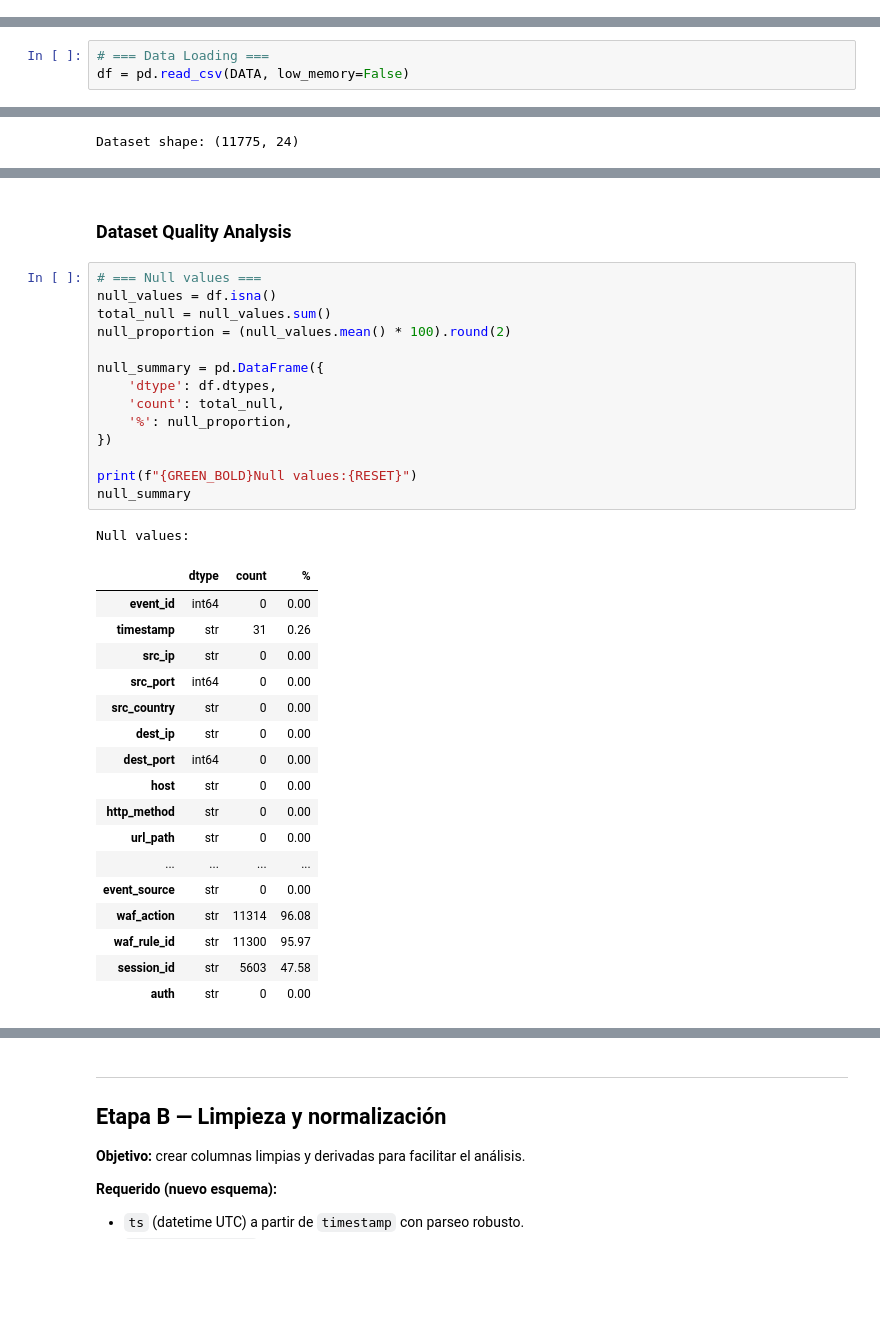
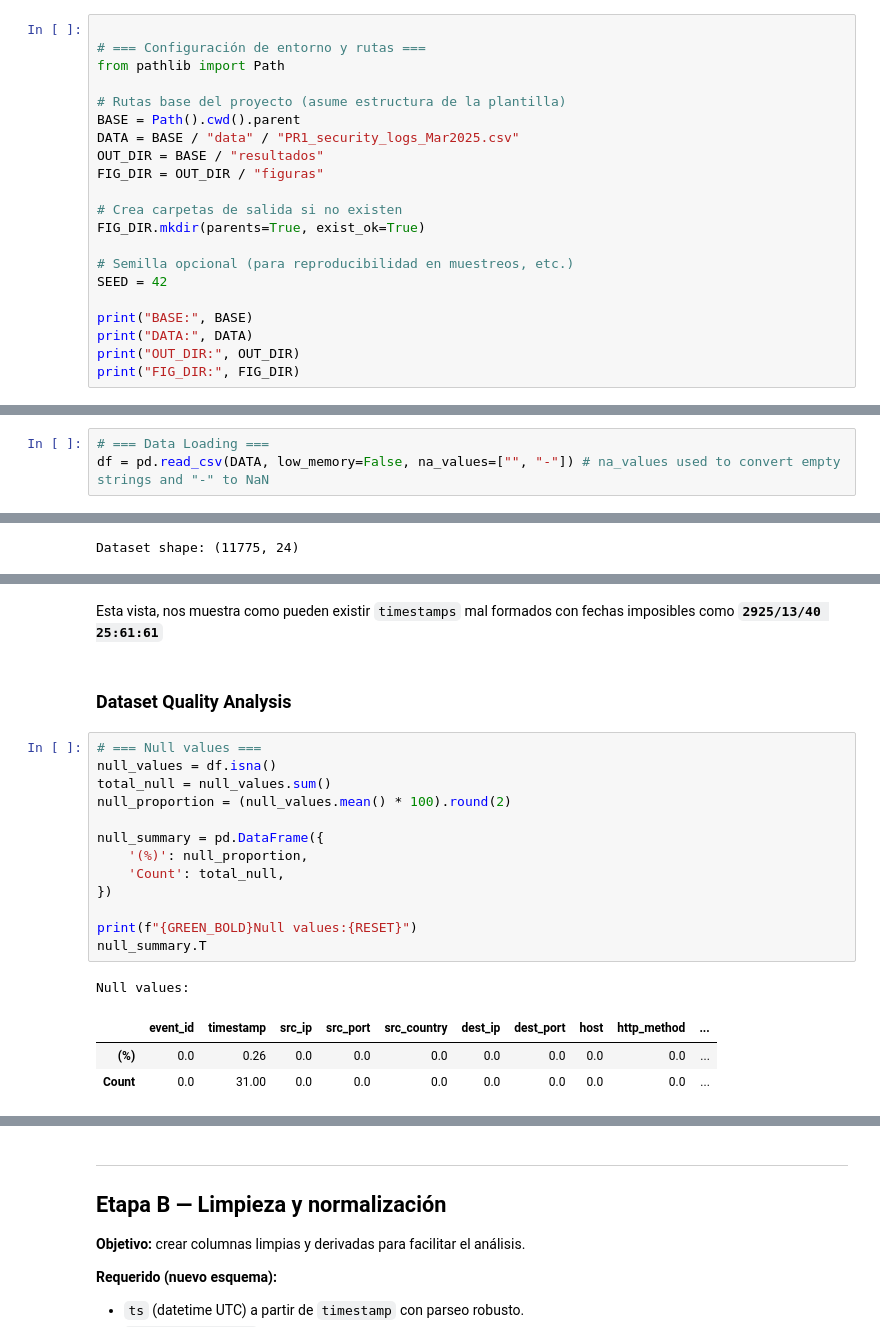
Before and after one commit to cyber-refraction/applied-ai-for-cybersec, a Jupyter notebook: notebook/PR1_Astudillo_Soriano_Johnny.ipynb, the cells around one changed output, grey strips where cells are left out. Saved outputs shown, nothing was run; the diff lists cells and outputs as text; blank space fills up the shorter version.

```diff
--- a/notebook/PR1_Astudillo_Soriano_Johnny.ipynb
+++ b/notebook/PR1_Astudillo_Soriano_Johnny.ipynb
@@ -67,0 +56,21 @@ RESET = "\033[0m"
+# %%
+
+# === Configuración de entorno y rutas ===
+from pathlib import Path
+
+# Rutas base del proyecto (asume estructura de la plantilla)
+BASE = Path().cwd().parent
+DATA = BASE / "data" / "PR1_security_logs_Mar2025.csv"
+OUT_DIR = BASE / "resultados"
+FIG_DIR = OUT_DIR / "figuras"
+
+# Crea carpetas de salida si no existen
+FIG_DIR.mkdir(parents=True, exist_ok=True)
+
+# Semilla opcional (para reproducibilidad en muestreos, etc.)
+SEED = 42
+
+print("BASE:", BASE)
+print("DATA:", DATA)
+print("OUT_DIR:", OUT_DIR)
+print("FIG_DIR:", FIG_DIR)
@@ -98,7 +118,7 @@ def save_figure(fig_name: str) -> None:
 ### Dataset Loading
 # %%
 # === Data Loading ===
-df = pd.read_csv(DATA, low_memory=False)
+df = pd.read_csv(DATA, low_memory=False, na_values=["", "-"]) # na_values used to convert empty strings and "-" to NaN
 # %% [markdown]
 ### Dataset Profiling
 # %%
@@ -161,35 +248,22 @@ response_time_ms and bytes_sent statistics:
+# %% [markdown]
+Esta vista, nos muestra como pueden existir `timestamps` mal formados con fechas imposibles como **`2925/13/40 25:61:61`**
 # %% [markdown]
 ### Dataset Quality Analysis
 # %%
 # === Null values ===
 null_values = df.isna()
 total_null = null_values.sum()
 null_proportion = (null_values.mean() * 100).round(2)
 
 null_summary = pd.DataFrame({
-    'dtype': df.dtypes,
-    'count': total_null,
-    '%': null_proportion,
+    '(%)': null_proportion,
+    'Count': total_null,
 })
 
 print(f"{GREEN_BOLD}Null values:{RESET}")
-null_summary
+null_summary.T
 # %% [output]
 Null values:
-|  | dtype | count | % |
-| event_id | int64 | 0 | 0.00 |
-| timestamp | str | 31 | 0.26 |
-| src_ip | str | 0 | 0.00 |
-| src_port | int64 | 0 | 0.00 |
-| src_country | str | 0 | 0.00 |
-| dest_ip | str | 0 | 0.00 |
-| dest_port | int64 | 0 | 0.00 |
-| host | str | 0 | 0.00 |
-| http_method | str | 0 | 0.00 |
-| url_path | str | 0 | 0.00 |
-| ... | ... | ... | ... |
-| event_source | str | 0 | 0.00 |
-| waf_action | str | 11314 | 96.08 |
-| waf_rule_id | str | 11300 | 95.97 |
-| session_id | str | 5603 | 47.58 |
-| auth | str | 0 | 0.00 |
+|  | event_id | timestamp | src_ip | src_port | src_country | dest_ip | dest_port | host | http_method | ... |
+| (%) | 0.0 | 0.26 | 0.0 | 0.0 | 0.0 | 0.0 | 0.0 | 0.0 | 0.0 | ... |
+| Count | 0.0 | 31.00 | 0.0 | 0.0 | 0.0 | 0.0 | 0.0 | 0.0 | 0.0 | ... |
```
Also changed, not shown: parts of 69 cells of this notebook, 15 other files.
